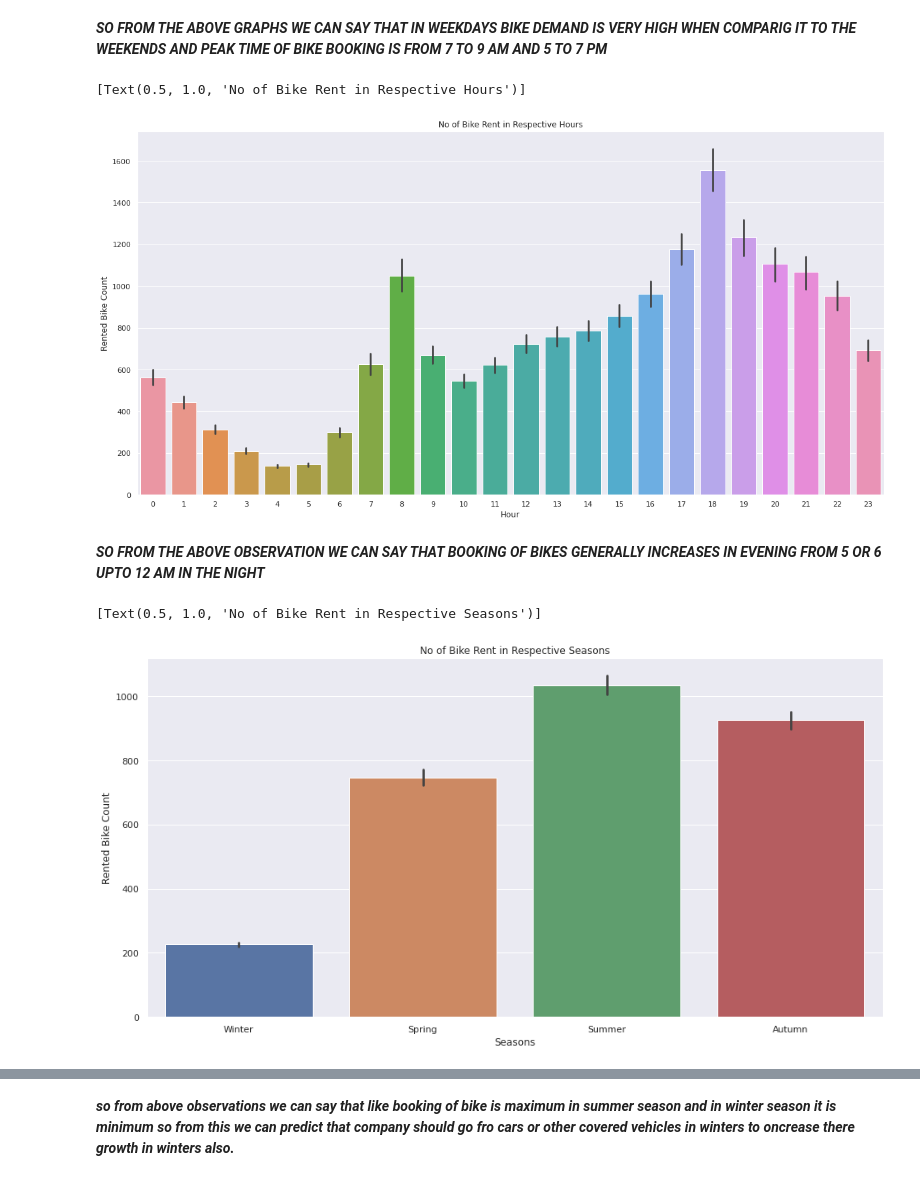
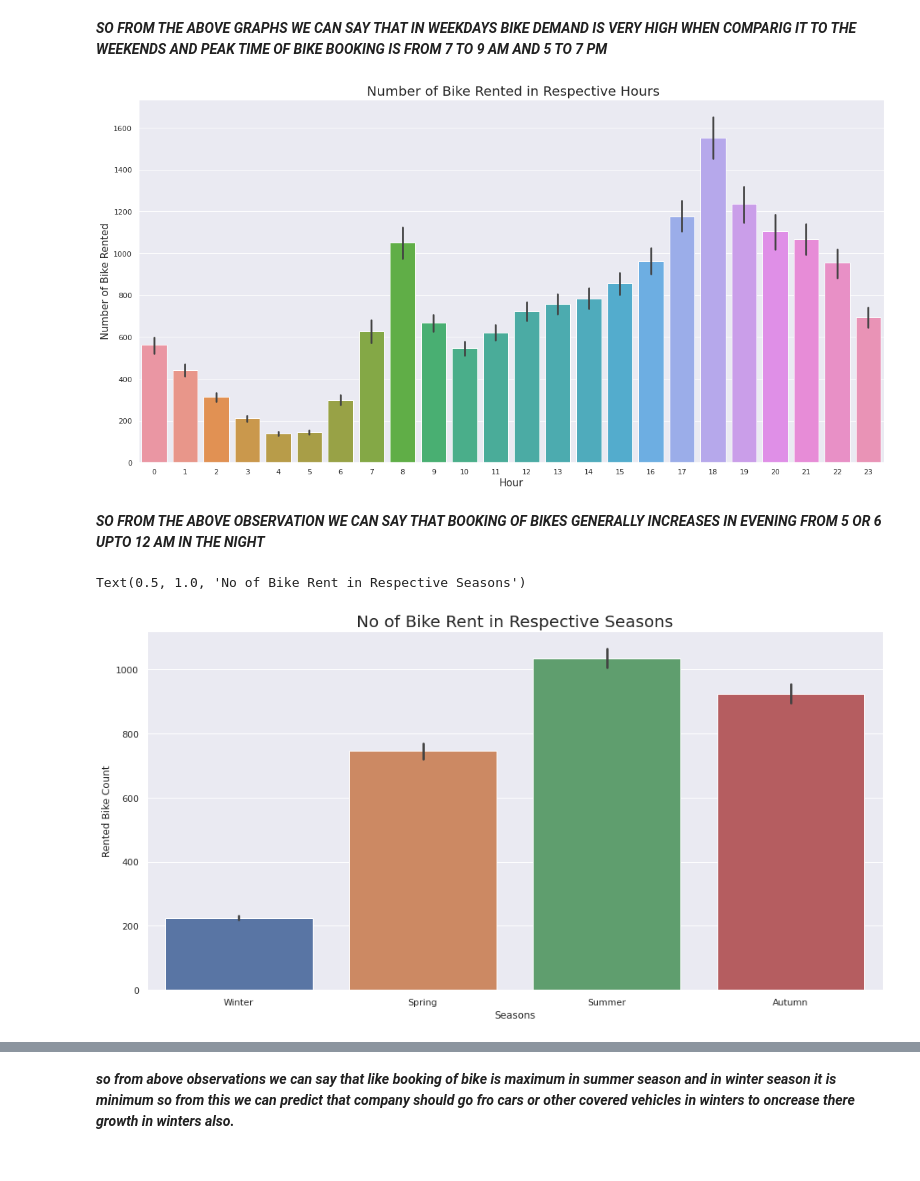
Before and after one commit to pratyushkumarrath/Bike-Sharing-Demand-Prediction, a Jupyter notebook: Bike_Sharing_Demand_Prediction_Capstone_Project.ipynb, the cells around one changed output, grey strips where cells are left out. Saved outputs shown, nothing was run; the diff lists cells and outputs as text; code cells hidden in the pictures.

```diff
--- a/Bike_Sharing_Demand_Prediction_Capstone_Project.ipynb
+++ b/Bike_Sharing_Demand_Prediction_Capstone_Project.ipynb
@@ -404,20 +418,22 @@ ax.set(title=' Number of Bike Rented in Weekdays vs Weekends')
 # LETS PERFORM ANALYSIS ON HOUR VS RENTED BIKE
 fig,ax=plt.subplots(figsize=(20,10))
 sns.barplot(data=bike_rent_df,x='Hour',y='Rented Bike Count')
-ax.set(title='No of Bike Rent in Respective Hours')
+plt.title(' Number of Bike Rented in Respective Hours',fontsize=20)
+plt.xlabel('Hour', fontsize=15)
+plt.ylabel('Number of Bike Rented', fontsize=15)
+plt.show()
 # %% [output]
-[Text(0.5, 1.0, 'No of Bike Rent in Respective Hours')]
-[figure, old version]
+[figure, new version]
 # %% [markdown]
 ***SO FROM THE ABOVE OBSERVATION WE CAN SAY THAT BOOKING OF BIKES GENERALLY INCREASES IN EVENING FROM 5 OR 6 UPTO 12 AM IN THE NIGHT***
 # %%
 # LETS PERFORM ANALYSIS ON SEASONS VS RENTED BIKE
 fig,ax=plt.subplots(figsize=(16,8))
 sns.barplot(data=bike_rent_df,x='Seasons',y='Rented Bike Count')
-ax.set(title='No of Bike Rent in Respective Seasons')
+plt.title('No of Bike Rent in Respective Seasons', fontsize=20)
 # %% [output]
-[Text(0.5, 1.0, 'No of Bike Rent in Respective Seasons')]
+Text(0.5, 1.0, 'No of Bike Rent in Respective Seasons')
-[figure, old version]
+[figure, new version]
 # %%
 fig,ax=plt.subplots(figsize=(20,10))
 sns.barplot(data=bike_rent_df,x='Hour',y='Rented Bike Count',hue='Seasons')
```
Also changed, not shown: parts of 23 cells of this notebook.
